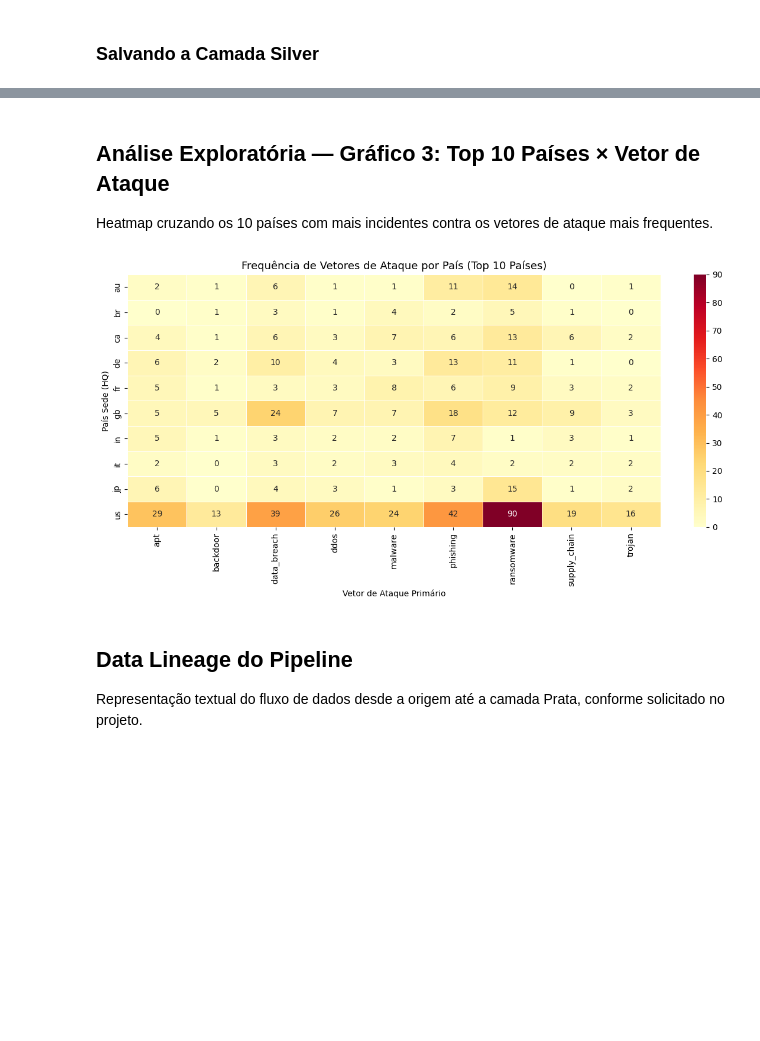
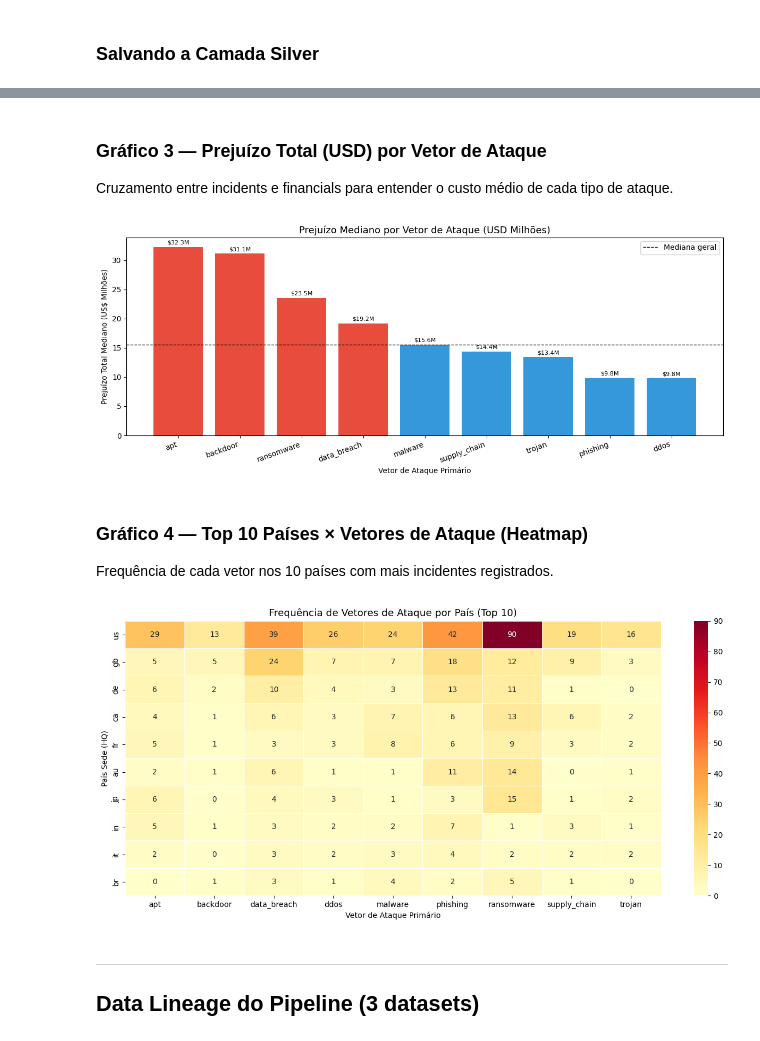
Before and after one commit to RodrigoMrqs/DataCience-BronzeAndSilver, a Jupyter notebook: notebook.ipynb, the cells around one changed output, grey strips where cells are left out. Cells and saved outputs as stored; diff of their text form; code cells hidden in the pictures; blank space fills up the shorter version.

```diff
--- a/notebook.ipynb
+++ b/notebook.ipynb
@@ -533,0 +599,10 @@ df_silver['data_compromised_records'] = df_silver['data_compromised_records'].fi
+# %%
+df_silver_financials['ransom_demanded_usd']  = df_silver_financials['ransom_demanded_usd'].fillna(0)
+df_silver_financials['ransom_paid_usd']      = df_silver_financials['ransom_paid_usd'].fillna(0)
+df_silver_financials['regulatory_fine_usd']  = df_silver_financials['regulatory_fine_usd'].fillna(0)
+df_silver_financials['insurance_payout_usd'] = df_silver_financials['insurance_payout_usd'].fillna(0)
+df_silver_financials['ransom_source']        = df_silver_financials['ransom_source'].fillna('nao_aplicavel')
+
+print("Nulos restantes em financials:")
+remaining = df_silver_financials.isnull().sum()
+print(remaining[remaining > 0] if remaining[remaining > 0].any() else "Nenhum nulo relevante.")
@@ -721,26 +850,56 @@ plt.tight_layout()
+# %% [markdown]
+### Gráfico 3 — Prejuízo Total (USD) por Vetor de Ataque
+
+Cruzamento entre incidents e financials para entender o custo médio de cada tipo de ataque.
+# %%
+df_fin_joined = df_silver_incidents[['incident_id', 'attack_vector_primary', '_is_high_impact']].merge(
+    df_silver_financials[['incident_id', 'total_loss_usd']],
+    on='incident_id', how='inner'
+)
+
+mediana_por_vetor = (df_fin_joined.groupby('attack_vector_primary')['total_loss_usd']
+                     .median().sort_values(ascending=False) / 1e6)
+
+fig, ax = plt.subplots(figsize=(12, 5))
+bars = ax.bar(mediana_por_vetor.index, mediana_por_vetor.values,
+              color=['#e74c3c' if v > mediana_por_vetor.median() else '#3498db'
+                     for v in mediana_por_vetor.values])
+ax.set_title('Prejuízo Mediano por Vetor de Ataque (USD Milhões)', fontsize=13)
+ax.set_xlabel('Vetor de Ataque Primário')
+ax.set_ylabel('Prejuízo Total Mediano (US$ Milhões)')
+ax.axhline(mediana_por_vetor.median(), color='black', linestyle='--', linewidth=1, label='Mediana geral')
+ax.legend()
+plt.xticks(rotation=20, ha='right')
+for bar, val in zip(bars, mediana_por_vetor.values):
+    ax.text(bar.get_x() + bar.get_width()/2, bar.get_height() + 0.3,
+            f'${val:.1f}M', ha='center', va='bottom', fontsize=8)
+plt.tight_layout()
+plt.show()
+# %% [output]
+[figure, added]
 # %% [markdown]
-## Análise Exploratória — Gráfico 3: Top 10 Países × Vetor de Ataque
+### Gráfico 4 — Top 10 Países × Vetores de Ataque (Heatmap)
 
-Heatmap cruzando os 10 países com mais incidentes contra os vetores de ataque mais frequentes.
+Frequência de cada vetor nos 10 países com mais incidentes registrados.
 # %%
-top_paises = df_silver['country_hq'].value_counts().head(10).index
-df_hm = df_silver[df_silver['country_hq'].isin(top_paises)]
+top10 = df_silver_incidents['country_hq'].value_counts().head(10).index
+df_hm = df_silver_incidents[df_silver_incidents['country_hq'].isin(top10)]
 
 pivot = df_hm.pivot_table(index='country_hq', columns='attack_vector_primary',
                            values='incident_id', aggfunc='count', fill_value=0)
+pivot = pivot.loc[pivot.sum(axis=1).sort_values(ascending=False).index]
 
-plt.figure(figsize=(12, 6))
-sns.heatmap(pivot, annot=True, fmt='d', cmap='YlOrRd', linewidths=0.5)
-plt.title('Frequência de Vetores de Ataque por País (Top 10 Países)', fontsize=13)
+plt.figure(figsize=(13, 6))
+sns.heatmap(pivot, annot=True, fmt='d', cmap='YlOrRd', linewidths=0.5, linecolor='white')
+plt.title('Frequência de Vetores de Ataque por País (Top 10)', fontsize=13)
 plt.xlabel('Vetor de Ataque Primário')
 plt.ylabel('País Sede (HQ)')
 plt.tight_layout()
 plt.show()
 # %% [output]
-[figure, old version]
+[figure, new version]
-# %% [markdown]
-## Data Lineage do Pipeline
-
-Representação textual do fluxo de dados desde a origem até a camada Prata, conforme solicitado no projeto.
+# %% [markdown]
+---
+## Data Lineage do Pipeline (3 datasets)
 # %%
 lineage = """
```
Also changed, not shown: parts of 64 cells of this notebook, 16 other files.
